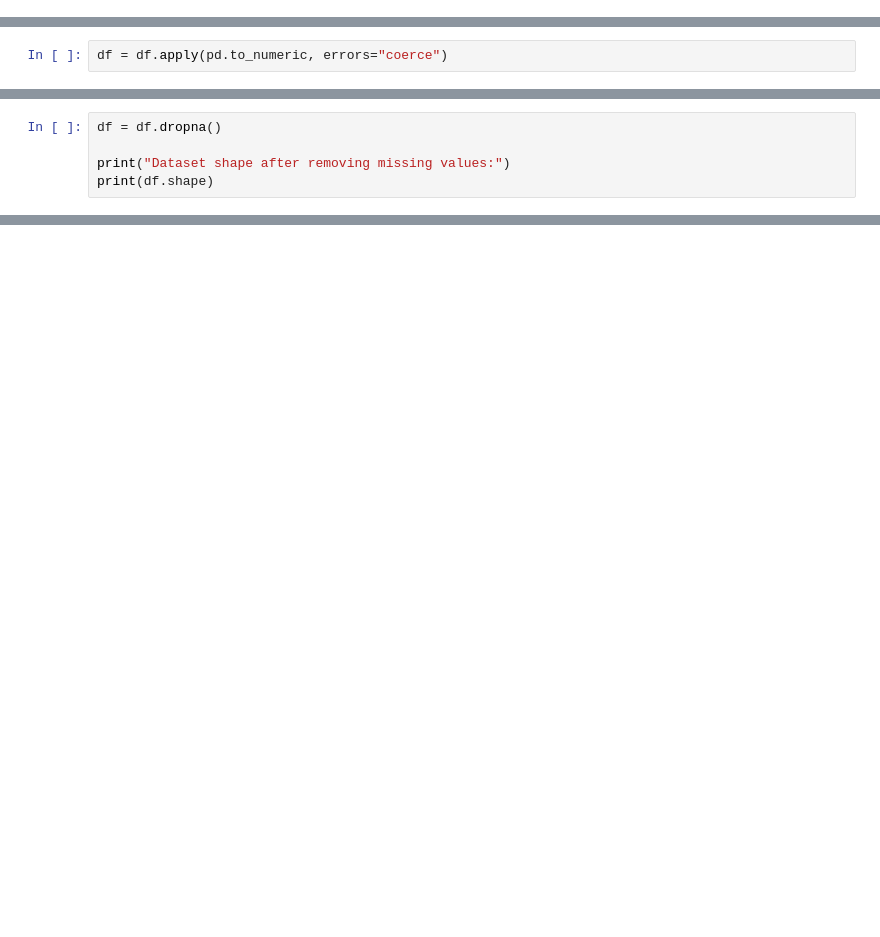
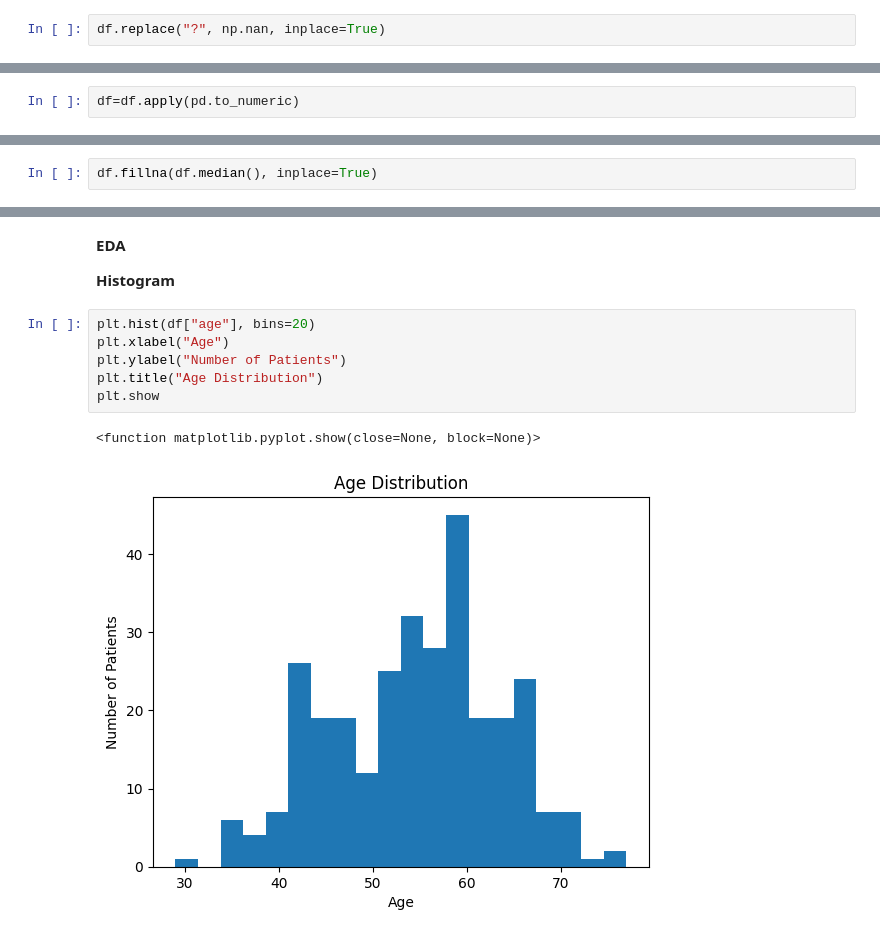
Before and after one commit to zaidkid/CSET343, a Jupyter notebook: Lab_1.ipynb, the cells around one changed output, grey strips where cells are left out. Cells and saved outputs as stored; diff of their text form; blank space fills up the shorter version.

```diff
--- a/Lab_1.ipynb
+++ b/Lab_1.ipynb
@@ -137,0 +146,2 @@ df[df.isnull().any(axis=1)]
+# %%
+df.replace("?", np.nan, inplace=True)
@@ -138,5 +167,5 @@ df[df.isnull().any(axis=1)]
 # %%
-df = df.apply(pd.to_numeric, errors="coerce")
+df=df.apply(pd.to_numeric)
 # %%
 df.info()
 # %% [output]
@@ -157,8 +186,3 @@ Data columns (total 14 columns):
  13  target    303 non-null    int64
 dtypes: float64(13), int64(1)
 memory usage: 33.3 KB
-# %%
-df = df.dropna()
-
-print("Dataset shape after removing missing values:")
-print(df.shape)
@@ -168 +196,3 @@ Dataset shape after removing missing values:
+# %%
+df.fillna(df.median(), inplace=True)
 # %%
@@ -364,0 +250,13 @@ Confusion Matrix:
+# %% [markdown]
+**EDA**
+
+**Histogram**
+# %%
+plt.hist(df["age"], bins=20)
+plt.xlabel("Age")
+plt.ylabel("Number of Patients")
+plt.title("Age Distribution")
+plt.show
+# %% [output]
+<function matplotlib.pyplot.show(close=None, block=None)>
+[figure, added]
```
Also changed, not shown: parts of 67 cells of this notebook.
